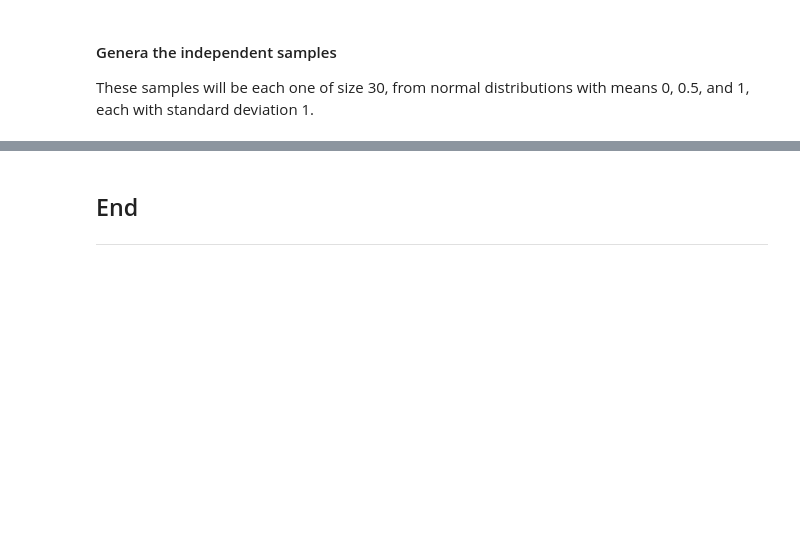
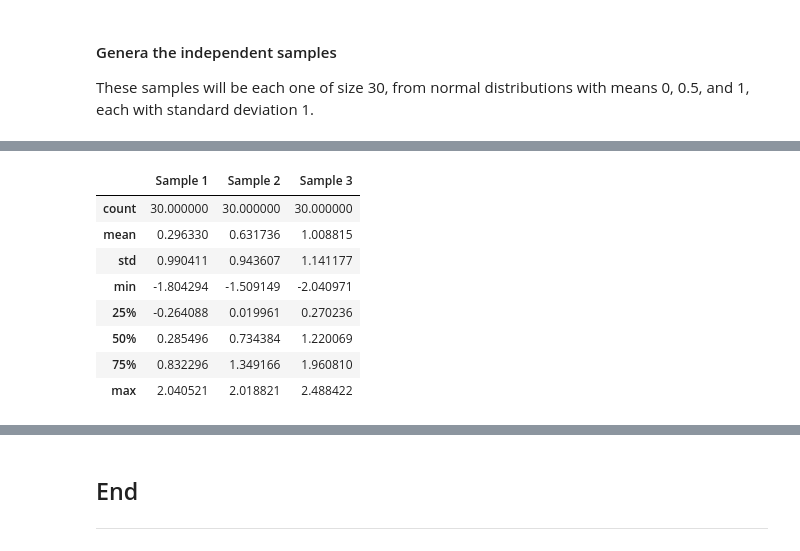
Before and after one commit to Jennyicano/applied-statistics, a Jupyter notebook: problems.ipynb, the cells around one changed output, grey strips where cells are left out. Drawn from its saved outputs; the diff is of its cells as text; code cells hidden in the pictures; blank space fills up the shorter version.

```diff
--- a/problems.ipynb
+++ b/problems.ipynb
@@ -902,0 +934,14 @@ ax.legend();
+# %%
+# Looking at the different values in the data frame.
+# Describe.
+df.describe()
+# %% [output]
+|  | Sample 1 | Sample 2 | Sample 3 |
+| count | 30.000000 | 30.000000 | 30.000000 |
+| mean | 0.296330 | 0.631736 | 1.008815 |
+| std | 0.990411 | 0.943607 | 1.141177 |
+| min | -1.804294 | -1.509149 | -2.040971 |
+| 25% | -0.264088 | 0.019961 | 0.270236 |
+| 50% | 0.285496 | 0.734384 | 1.220069 |
+| 75% | 0.832296 | 1.349166 | 1.960810 |
+| max | 2.040521 | 2.018821 | 2.488422 |
```
Also changed, not shown: parts of 38 cells of this notebook, 1 other file.
